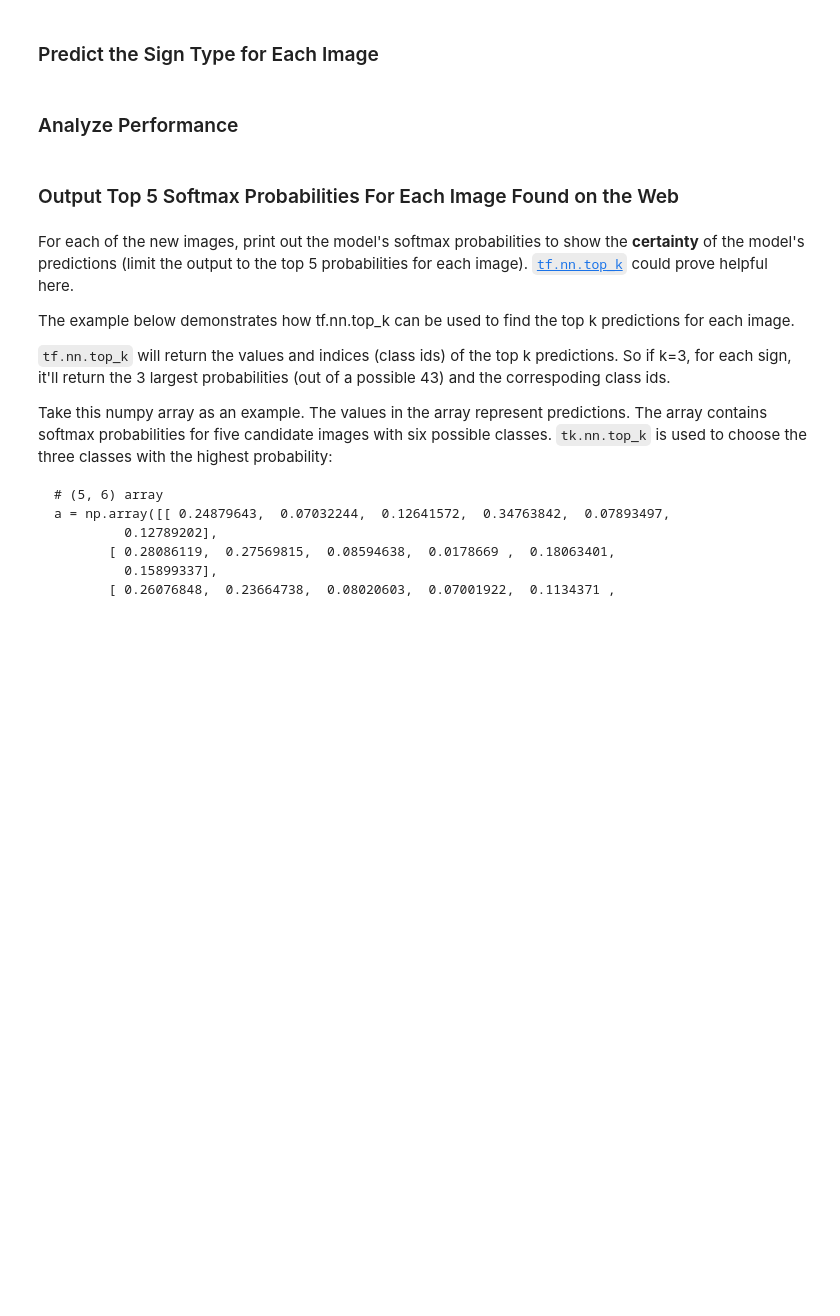
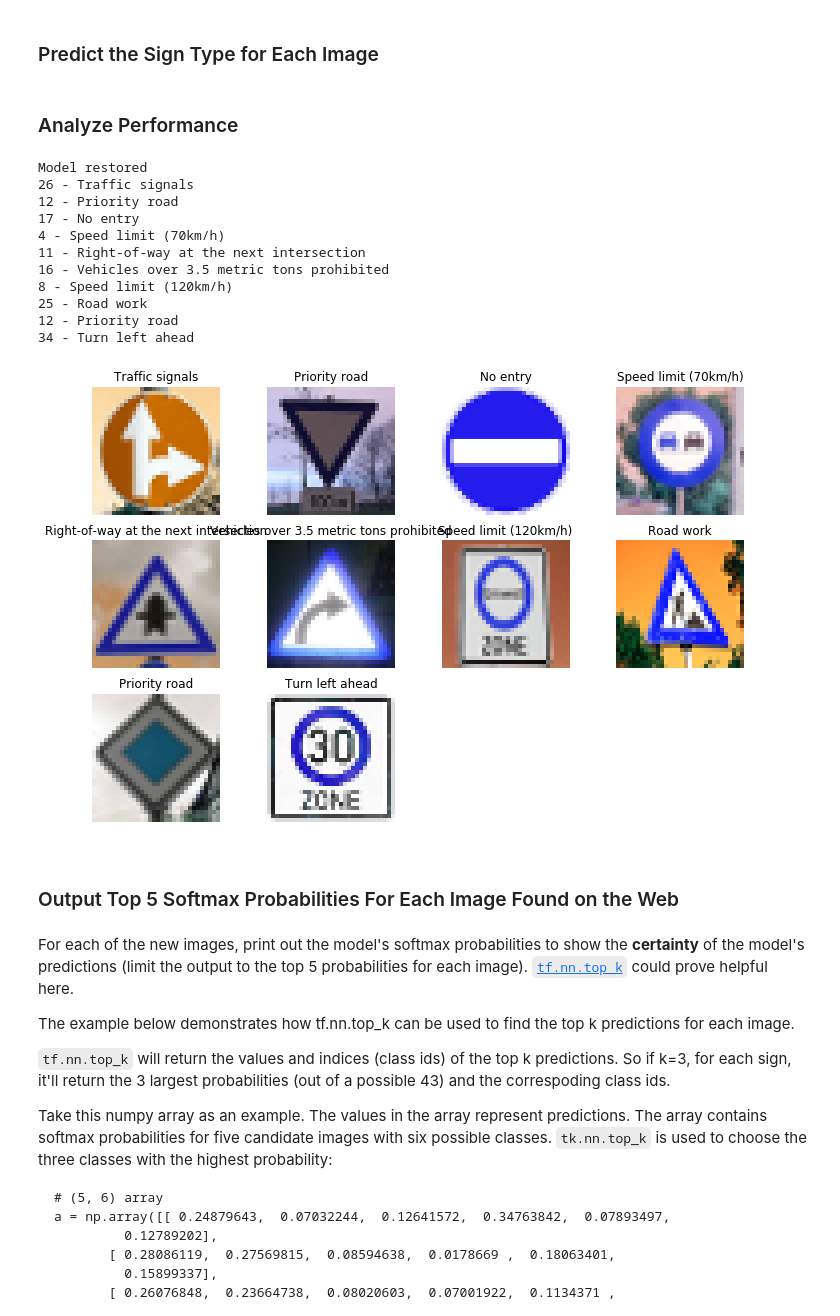
Before and after one commit to mccorby/Course-SDC, a Jupyter notebook: Term1/CarND-Traffic-Sign-Classifier-Project/Traffic_Sign_Classifier.ipynb, the cells around one changed output. Cells and saved outputs as stored; diff of their text form; code cells hidden in the pictures; blank space fills up the shorter version.

```diff
--- a/Term1/CarND-Traffic-Sign-Classifier-Project/Traffic_Sign_Classifier.ipynb
+++ b/Term1/CarND-Traffic-Sign-Classifier-Project/Traffic_Sign_Classifier.ipynb
@@ -322,9 +427,18 @@ keep_prob = tf.placeholder(tf.float32)
 # %%
+x = tf.placeholder(tf.float32, (None, 32, 32, 1))
+y = tf.placeholder(tf.int32, (None))
+one_hot_y = tf.one_hot(y, n_classes)
+keep_prob = tf.placeholder(tf.float32)
+
 rate = 0.001
 
-logits = LeNet(x)
+logits = LeNet(x, n_classes, use_dropout=False, keep_prob=0.7)
 cross_entropy = tf.nn.softmax_cross_entropy_with_logits(labels=one_hot_y, logits=logits)
 loss_operation = tf.reduce_mean(cross_entropy)
-optimizer = tf.train.AdamOptimizer(learning_rate = rate)
+optimizer = tf.train.AdamOptimizer(learning_rate=rate)
 training_operation = optimizer.minimize(loss_operation)
+
+correct_prediction = tf.equal(tf.argmax(logits, 1), tf.argmax(one_hot_y, 1))
+accuracy_operation = tf.reduce_mean(tf.cast(correct_prediction, tf.float32))
+saver = tf.train.Saver()
 # %%
@@ -396,12 +574,49 @@ You may find `signnames.csv` useful as it contains mappings from the class id (i
 # %%
 ### Run the predictions here and use the model to output the prediction for each image.
 ### Make sure to pre-process the images with the same pre-processing pipeline used earlier.
-### Feel free to use as many code cells as needed.
+# ### Predict the Sign Type for Each Image
+
+def predict(images):
+    saver = tf.train.Saver()
+    # Load model
+    with tf.Session() as sess:
+        saver.restore(sess, save_filename)
+        print("Model restored")
+        # Feed image into feed_dict
+        predictor = tf.argmax(logits, 1)
+        prediction = sess.run(predictor, feed_dict={x: images, keep_prob: 1.0})
+        # Get prediction
+        return prediction
 # %% [markdown]
 ### Analyze Performance
 # %%
 ### Calculate the accuracy for these 5 new images.
 ### For example, if the model predicted 1 out of 5 signs correctly, it's 20% accurate on these new images.
+
+predictions = predict(images)
+for pred in predictions:
+    print('{} - {}'.format(pred, sign_names[pred]))
+
+plt.figure(figsize=(12, 8))
+for i in range(len(original_images)):
+    plt.subplot(3, 4, i + 1)
+    plt.imshow(original_images[i])
+    plt.title(sign_names[predictions[i]])
+    plt.axis('off')
+plt.show()
+# %% [output]
+Model restored
+26 - Traffic signals
+12 - Priority road
+17 - No entry
+4 - Speed limit (70km/h)
+11 - Right-of-way at the next intersection
+16 - Vehicles over 3.5 metric tons prohibited
+8 - Speed limit (120km/h)
+25 - Road work
+12 - Priority road
+34 - Turn left ahead
+[figure, added]
 # %% [markdown]
 ### Output Top 5 Softmax Probabilities For Each Image Found on the Web
 # %% [markdown]
```
Also changed, not shown: parts of 20 cells of this notebook, 1 other file.
